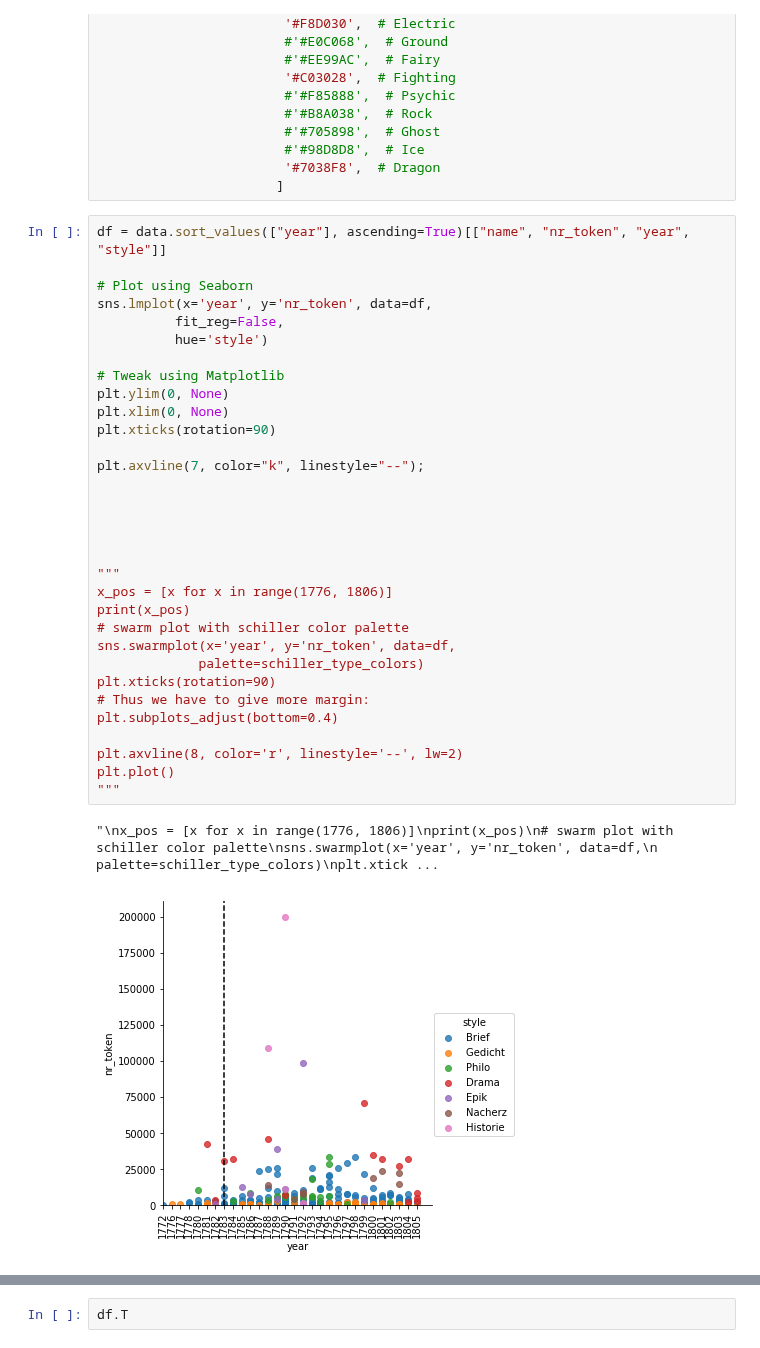
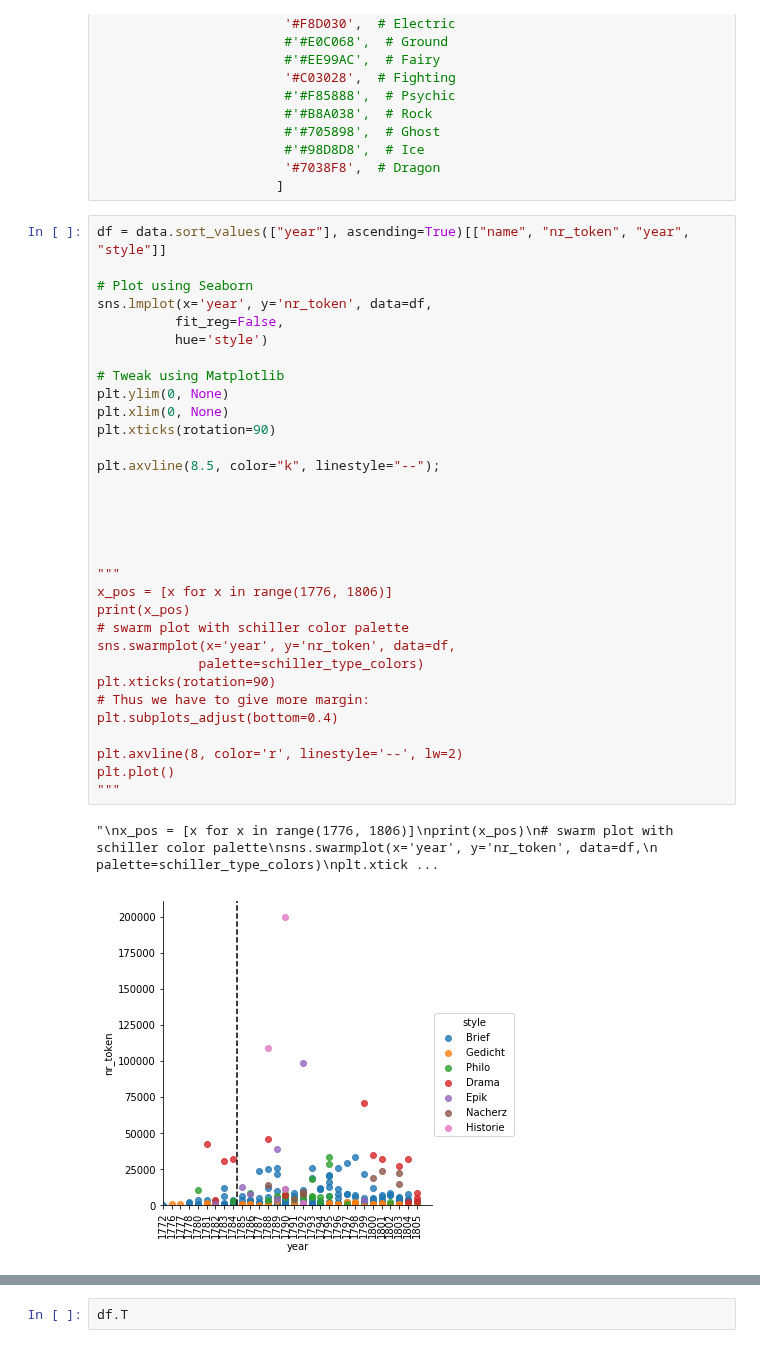
Before and after one commit to robinarthur/5pk, a Jupyter notebook: txt_edit/3_auswertung.ipynb, the cells around one changed output, grey strips where cells are left out. Saved outputs shown, nothing was run; the diff lists cells and outputs as text.

```diff
--- a/txt_edit/3_auswertung.ipynb
+++ b/txt_edit/3_auswertung.ipynb
@@ -133,32 +152,32 @@ df = data.sort_values(["year"], ascending=True)[["name", "nr_token", "year", "st
 # Plot using Seaborn
 sns.lmplot(x='year', y='nr_token', data=df,
           fit_reg=False,
           hue='style')
 
 # Tweak using Matplotlib
 plt.ylim(0, None)
 plt.xlim(0, None)
 plt.xticks(rotation=90)
 
-plt.axvline(7, color="k", linestyle="--");
+plt.axvline(8.5, color="k", linestyle="--");
 
 
 
 
 
 """
 x_pos = [x for x in range(1776, 1806)]
 print(x_pos)
 # swarm plot with schiller color palette
 sns.swarmplot(x='year', y='nr_token', data=df,
              palette=schiller_type_colors)
 plt.xticks(rotation=90)
 # Thus we have to give more margin:
 plt.subplots_adjust(bottom=0.4)
 
 plt.axvline(8, color='r', linestyle='--', lw=2)
 plt.plot()
 """
 # %% [output]
 "\nx_pos = [x for x in range(1776, 1806)]\nprint(x_pos)\n# swarm plot with schiller color palette\nsns.swarmplot(x='year', y='nr_token', data=df,\n             palette=schiller_type_colors)\nplt.xtick ...
-[figure, old version]
+[figure, new version]
```
Also changed, not shown: parts of 12 cells of this notebook, 2 other files.
